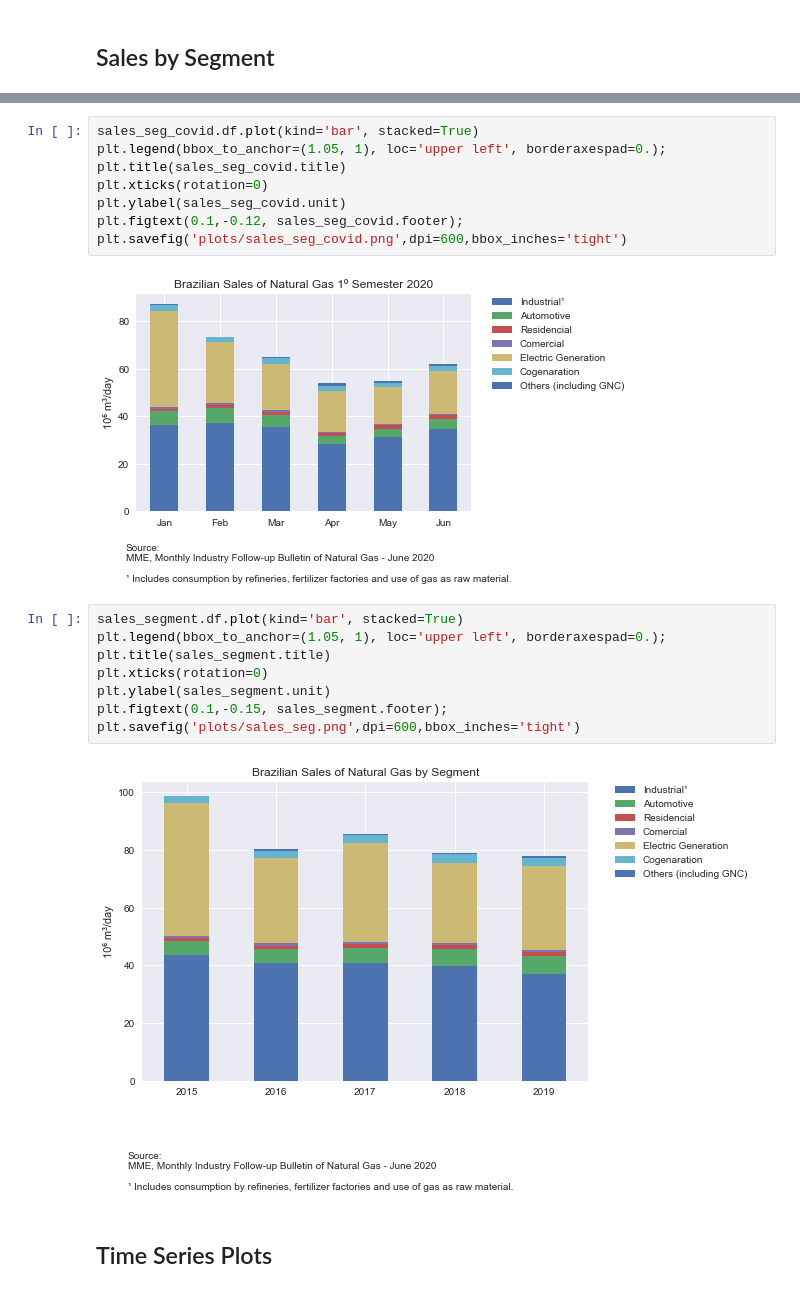
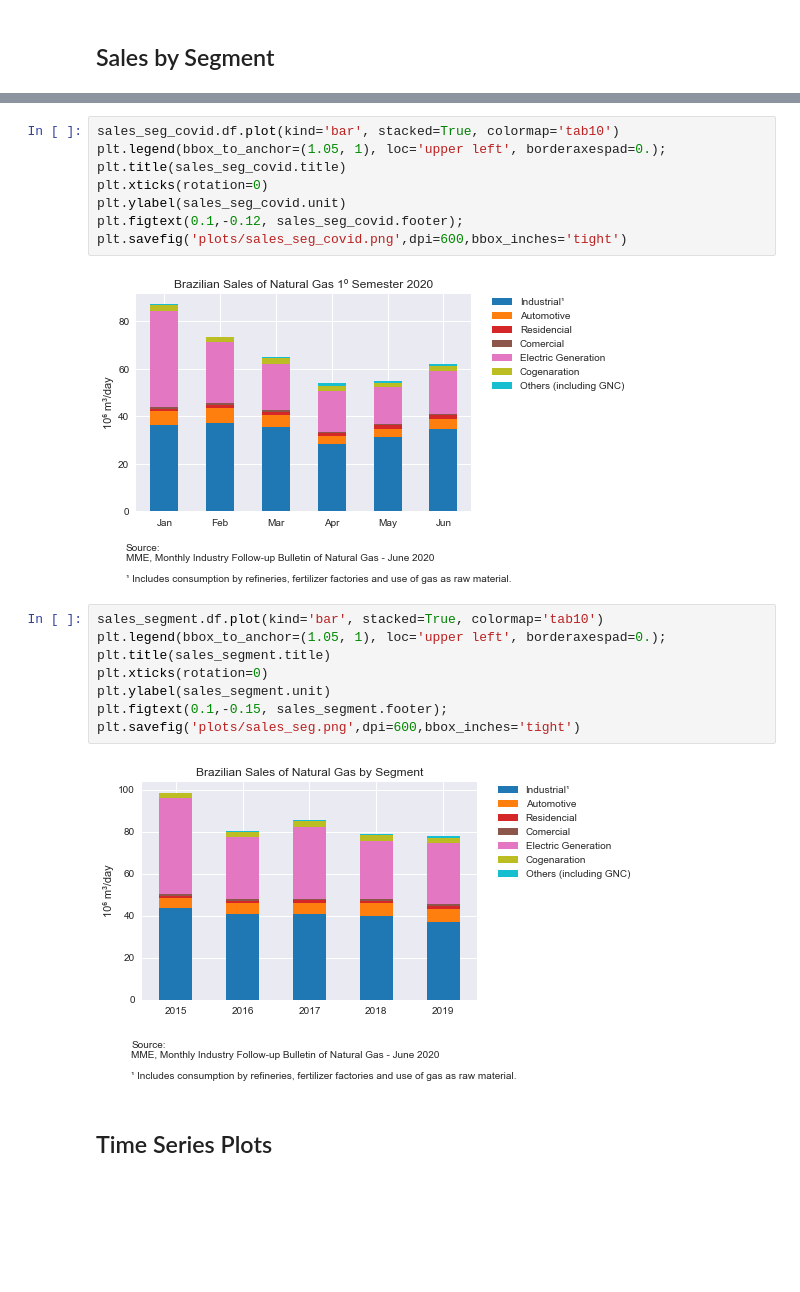
Before and after one commit to lauramsfernandes/BrazilianGasMarket, a Jupyter notebook: 2_naturalGas_Plots.ipynb, the cells around one changed output, grey strips where cells are left out. Cells and saved outputs as stored; diff of their text form; blank space fills up the shorter version.

Commit message:
Fix plot colors

```diff
--- a/2_naturalGas_Plots.ipynb
+++ b/2_naturalGas_Plots.ipynb
@@ -91,5 +91,5 @@ plt.savefig('plots/sales_per.png',dpi=600,bbox_inches='tight')
 # %%
-sales_seg_covid.df.plot(kind='bar', stacked=True)
+sales_seg_covid.df.plot(kind='bar', stacked=True, colormap='tab10')
 plt.legend(bbox_to_anchor=(1.05, 1), loc='upper left', borderaxespad=0.);
 plt.title(sales_seg_covid.title)
 plt.xticks(rotation=0)
@@ -97,17 +97,17 @@ plt.ylabel(sales_seg_covid.unit)
 plt.figtext(0.1,-0.12, sales_seg_covid.footer);
 plt.savefig('plots/sales_seg_covid.png',dpi=600,bbox_inches='tight')
 # %% [output]
-[figure, old version]
+[figure, new version]
 # %%
-sales_segment.df.plot(kind='bar', stacked=True)
+sales_segment.df.plot(kind='bar', stacked=True, colormap='tab10')
 plt.legend(bbox_to_anchor=(1.05, 1), loc='upper left', borderaxespad=0.);
 plt.title(sales_segment.title)
 plt.xticks(rotation=0)
 plt.ylabel(sales_segment.unit)
 plt.figtext(0.1,-0.15, sales_segment.footer);
 plt.savefig('plots/sales_seg.png',dpi=600,bbox_inches='tight')
 # %% [output]
-[figure, old version]
+[figure, new version]
 # %% [markdown]
 ## Time Series Plots
 # %%
```
Also changed, not shown: parts of 7 cells of this notebook.
